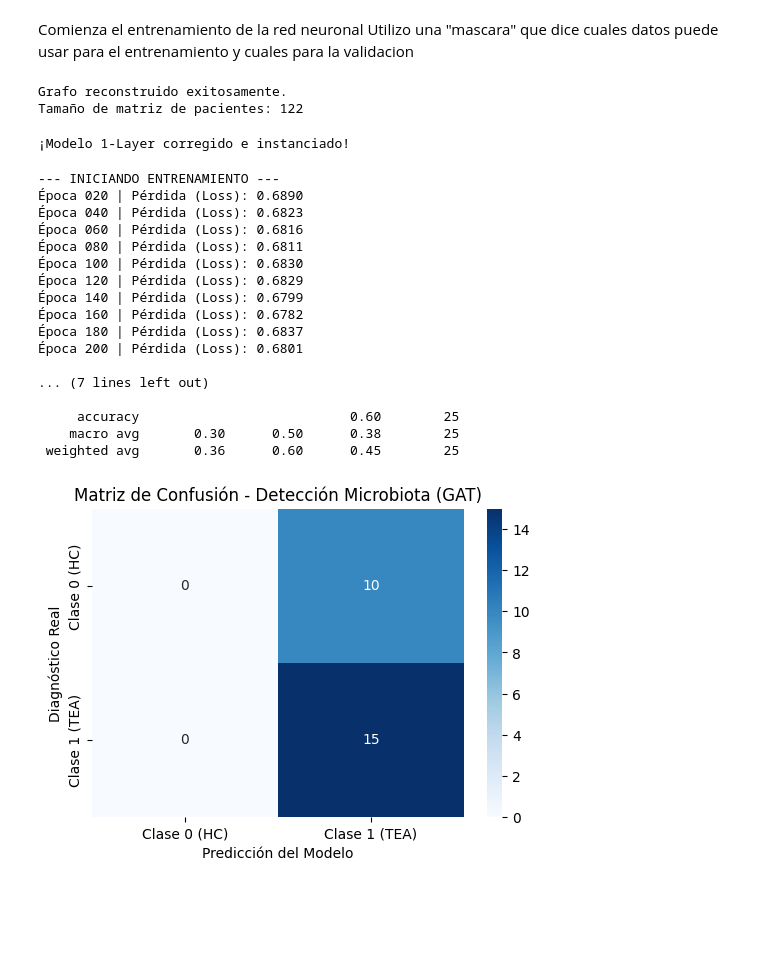
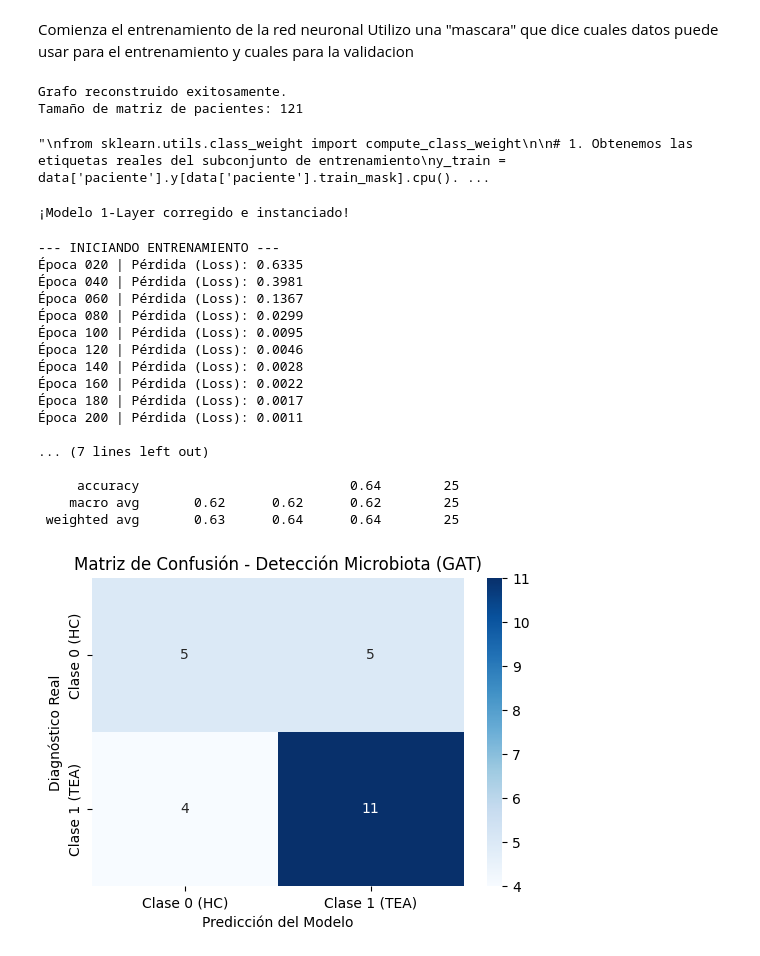
Before and after one commit to nico89h/Analisis-computacional-de-datos-de-microbioma-intestinal-mediante-grafos-y-aprendizaje-automatico, a Jupyter notebook: taxonomia.ipynb, the cells around one changed output. Drawn from its saved outputs; the diff is of its cells as text; code cells hidden in the pictures; blank space fills up the shorter version.

Commit message:
Se arreglo la clasificacion, ya no hay oversmothing ni overfitting, pero aun se tiene que mejorar drasticamente el modelo.

```diff
--- a/taxonomia.ipynb
+++ b/taxonomia.ipynb
@@ -247,13 +250,18 @@ Requirement already satisfied: certifi>=2017.4.17 in /usr/local/lib/python3.13/d
 import torch
 from torch_geometric.data import HeteroData
 import torch_geometric.transforms as T
+import pandas as pd # Asegúrate de importar pandas
+
+# 0. Mapeamos los IDs reales a IDs posicionales locales (de 0 a N-1)
+df_fase1['paciente_id'] = pd.factorize(df_fase1['paciente_id'])[0]
+df_fase1['bacteria_id'] = pd.factorize(df_fase1['bacteria_id'])[0]
 
 #defino el grafo heterogeneo
 data = HeteroData()
 
 # Creamos las características iniciales 'x' de cada tipo de nodo (One-Hot Encoding)
-num_pacientes = len(df_fase1['paciente_id'].unique())
-num_bacterias = len(df_fase1['bacteria_id'].unique())
+num_pacientes = df_fase1['paciente_id'].max() + 1
+num_bacterias = df_fase1['bacteria_id'].max() + 1
 
 #defino una matriz cuadrada de cada uno
 #matriz de paciente
@@ -353,10 +361,10 @@ num_pacientes = df_fase1['paciente_id'].max() + 1
 num_bacterias = df_fase1['bacteria_id'].max() + 1
 
 #caracteristicas de cada nodo
-#data['paciente'].x = torch.eye(num_pacientes, dtype=torch.float)
-#data['bacteria'].x = torch.eye(num_bacterias, dtype=torch.float)
-data['paciente'].x = torch.ones((num_pacientes, 1), dtype=torch.float)
-data['bacteria'].x = torch.ones((num_bacterias, 1), dtype=torch.float)
+data['paciente'].x = torch.eye(num_pacientes, dtype=torch.float)
+data['bacteria'].x = torch.eye(num_bacterias, dtype=torch.float)
+#data['paciente'].x = torch.ones((num_pacientes, 1), dtype=torch.float)
+#data['bacteria'].x = torch.ones((num_bacterias, 1), dtype=torch.float)
 
 # se tiene tensores de cada conexion, junto a su abundancia
 origen = torch.tensor(df_fase1['paciente_id'].values, dtype=torch.long)
@@ -414,9 +422,10 @@ print(f"Grafo reconstruido exitosamente.")
 print(f"Tamaño de matriz de pacientes: {data['paciente'].num_nodes}")
 # %% [output]
 Grafo reconstruido exitosamente.
-Tamaño de matriz de pacientes: 122
+Tamaño de matriz de pacientes: 121
 # %%
 
+'''
 from sklearn.utils.class_weight import compute_class_weight
 
 # 1. Obtenemos las etiquetas reales del subconjunto de entrenamiento
@@ -433,7 +442,9 @@ pesos_clases = compute_class_weight(
 weights = torch.tensor(pesos_clases, dtype=torch.float)
 
 # 4. Asignamos los pesos a la función de pérdida
-criterion = torch.nn.CrossEntropyLoss(weight=weights)
+criterion = torch.nn.CrossEntropyLoss(weight=weights)'''
+# %% [output]
+"\nfrom sklearn.utils.class_weight import compute_class_weight\n\n# 1. Obtenemos las etiquetas reales del subconjunto de entrenamiento\ny_train = data['paciente'].y[data['paciente'].train_mask].cpu(). ...
 # %%
 import torch.nn.functional as F
 from torch_geometric.nn import GATConv, HeteroConv
@@ -449,10 +460,10 @@ class GAT_Neurodesarrollo(nn.Module):
             conv1_dict[edge_type] = GATConv((-1, -1), hidden_channels, add_self_loops=False, heads=1, edge_dim=1)
 
         # Usamos 'mean' para promediar las conexiones y no distorsionar por pacientes con más o menos riqueza bacteriana
-        self.conv1 = HeteroConv(conv1_dict, aggr='mean')
+        self.conv1 = HeteroConv(conv1_dict, aggr='sum')
 
         # Bajamos un poquito el dropout para no perder tanta señal en una sola capa
-        self.dropout = nn.Dropout(p=0.3)
+        self.dropout = nn.Dropout(p=0.5)
 
         # El clasificador entra directo desde conv1
         self.clasificador = nn.Linear(hidden_channels, num_classes)
@@ -470,7 +481,7 @@ class GAT_Neurodesarrollo(nn.Module):
 
 # Re-instanciamos el modelo con la nueva estructura
 tipos_aristas = data.metadata()[1]
-modelo = GAT_Neurodesarrollo(hidden_channels=16, edge_types=tipos_aristas, num_classes=2)
+modelo = GAT_Neurodesarrollo(hidden_channels=8, edge_types=tipos_aristas, num_classes=2)
 print("¡Modelo 1-Layer corregido e instanciado!")
 # %% [output]
 ¡Modelo 1-Layer corregido e instanciado!
@@ -491,11 +502,12 @@ data = data.to(device)
 
 # El optimizador AdamW suele dar excelentes resultados en topologías bioinformáticas
 # lr = Learning Rate (tasa de aprendizaje). weight_decay evita el sobreajuste.
-optimizador = optim.AdamW(modelo.parameters(), lr=0.005, weight_decay=1e-3)
+optimizador = optim.AdamW(modelo.parameters(), lr=0.005, weight_decay=1e-2)
 
 # Función de pérdida para clasificación binaria
-criterio = nn.CrossEntropyLoss()
-
+#criterio = nn.CrossEntropyLoss()
+pesos_clases = torch.tensor([1.21, 0.85]).to(device)
+criterio = nn.CrossEntropyLoss(weight=pesos_clases)
 # ==========================================
 # 2. BUCLE DE ENTRENAMIENTO (TRAINING LOOP)
 # ==========================================
@@ -540,44 +552,44 @@ with torch.no_grad():
 
 # Filtramos aislando exclusivamente a los pacientes del 20% oculto
 mascara_test = data['paciente'].test_mask
 y_real = data['paciente'].y[mascara_test].cpu().numpy()
 y_predicho = clases_predichas[mascara_test].cpu().numpy()
 
 # ==========================================
 # 4. REPORTE VISUAL (MATRIZ DE CONFUSIÓN)
 # ==========================================
 # Corregimos el orden de los nombres de las clases para que coincidan con las etiquetas reales (0=HC, 1=TEA)
 nombres_clases = ['Clase 0 (HC)', 'Clase 1 (TEA)']
 
 print("\nREPORTE DE CLASIFICACIÓN:")
 print(classification_report(y_real, y_predicho, target_names=nombres_clases))
 
 # Dibujar la matriz térmica
 matriz = confusion_matrix(y_real, y_predicho)
 plt.figure(figsize=(6, 4))
 sns.heatmap(matriz, annot=True, fmt='d', cmap='Blues',
             xticklabels=nombres_clases,
             yticklabels=nombres_clases)
 plt.title('Matriz de Confusión - Detección Microbiota (GAT)')
 plt.ylabel('Diagnóstico Real')
 plt.xlabel('Predicción del Modelo')
 plt.show()
 # %% [output]
 --- INICIANDO ENTRENAMIENTO ---
-Época 020 | Pérdida (Loss): 0.6890
-Época 040 | Pérdida (Loss): 0.6823
-Época 060 | Pérdida (Loss): 0.6816
-Época 080 | Pérdida (Loss): 0.6811
-Época 100 | Pérdida (Loss): 0.6830
-Época 120 | Pérdida (Loss): 0.6829
-Época 140 | Pérdida (Loss): 0.6799
-Época 160 | Pérdida (Loss): 0.6782
-Época 180 | Pérdida (Loss): 0.6837
-Época 200 | Pérdida (Loss): 0.6801
+Época 020 | Pérdida (Loss): 0.6335
+Época 040 | Pérdida (Loss): 0.3981
+Época 060 | Pérdida (Loss): 0.1367
+Época 080 | Pérdida (Loss): 0.0299
+Época 100 | Pérdida (Loss): 0.0095
+Época 120 | Pérdida (Loss): 0.0046
+Época 140 | Pérdida (Loss): 0.0028
+Época 160 | Pérdida (Loss): 0.0022
+Época 180 | Pérdida (Loss): 0.0017
+Época 200 | Pérdida (Loss): 0.0011
 
 ... (7 lines left out)
 
-     accuracy                           0.60        25
-    macro avg       0.30      0.50      0.38        25
- weighted avg       0.36      0.60      0.45        25
+     accuracy                           0.64        25
+    macro avg       0.62      0.62      0.62        25
+ weighted avg       0.63      0.64      0.64        25
-[figure, old version]
+[figure, new version]
```
Also changed, not shown: parts of 1 cell of this notebook.
